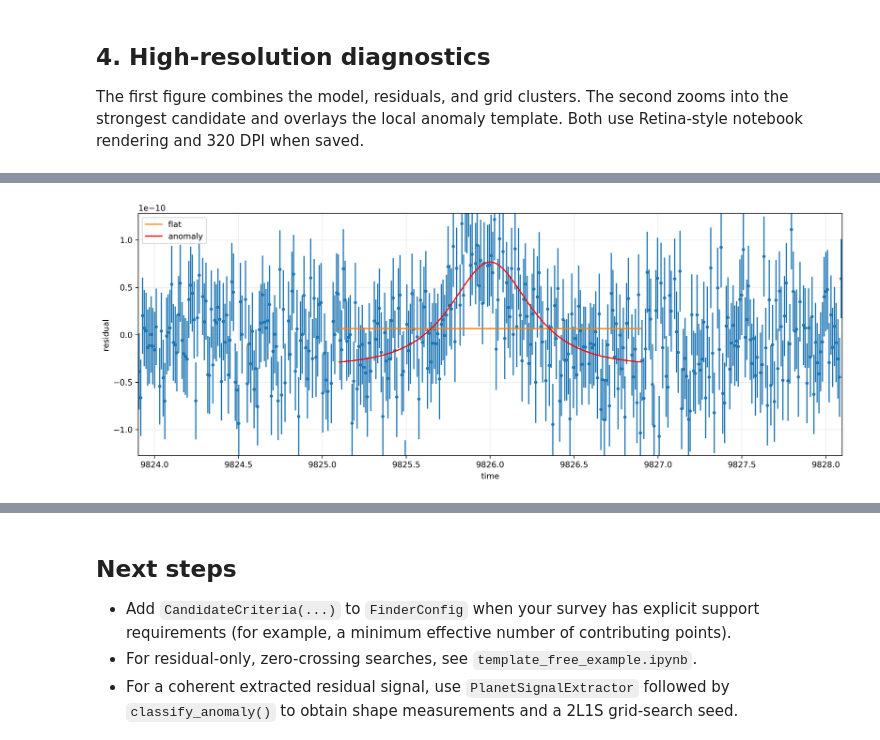
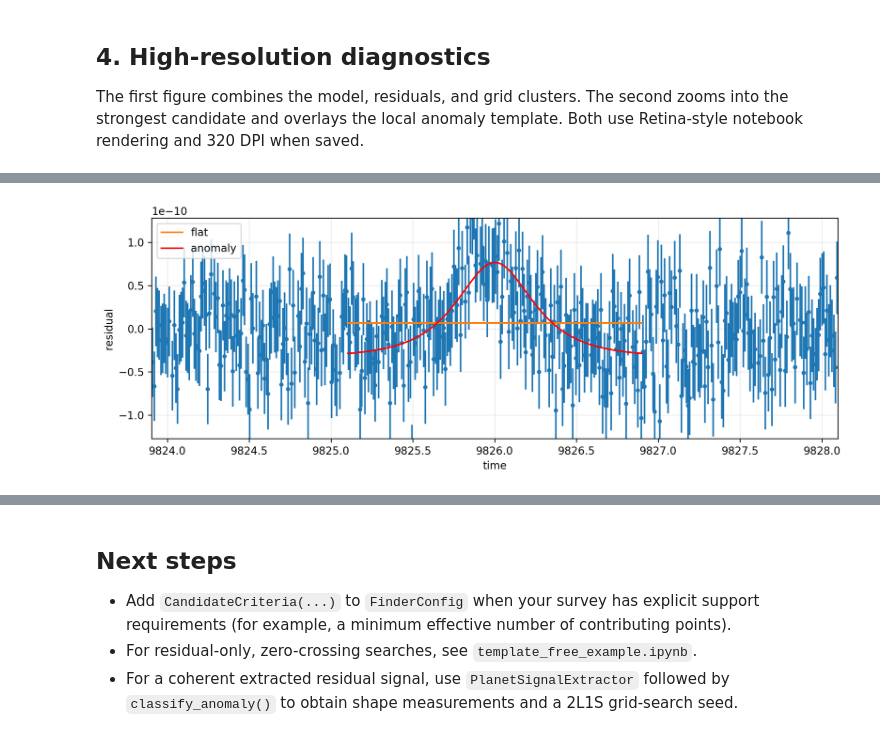
Before and after one commit to NunotaKansuke/jacscanomaly, a Jupyter notebook: example/template_scan_example.ipynb, the cells around one changed output, grey strips where cells are left out. Drawn from its saved outputs; the diff is of its cells as text; code cells hidden in the pictures.

```diff
--- a/example/template_scan_example.ipynb
+++ b/example/template_scan_example.ipynb
@@ -6,6 +6,7 @@ This notebook runs the current standard workflow: automatic PSPL initialization,
 The default backend is C++; it is set explicitly below to make the execution path reproducible.
 # %%
 from pathlib import Path
+from time import perf_counter
 
 import matplotlib.pyplot as plt
 import numpy as np
@@ -22,12 +23,14 @@ except ImportError:  # also works when run outside Jupyter
     pass
 
 plt.rcParams.update({
-    "figure.dpi": 160,
+    "figure.dpi": 120,
     "savefig.dpi": 320,
-    "figure.figsize": (12, 8),
+    "figure.figsize": (10, 6),
     "axes.grid": True,
     "grid.alpha": 0.25,
 })
+
+notebook_started = perf_counter()
 # %% [markdown]
 ## 1. Load a light curve
 
@@ -116,7 +119,7 @@ The first figure combines the model, residuals, and grid clusters. The second zo
 # %%
 fig, axes = finder.plot_result(
     show=False,
-    figsize=(13, 9),
+    figsize=(10, 6.5),
     show_anomaly_window=True,
     model_base_points=256,
 )
@@ -130,8 +133,10 @@ plt.show()
 # %%
 if result.best is not None:
     fig, ax = finder.plot_anomaly_window(show=False, a=7.0)
-    fig.set_size_inches(13, 5)
+    fig.set_size_inches(10, 3.8)
     fig.tight_layout()
     plt.show()
+
+print(f"Notebook elapsed time: {perf_counter() - notebook_started:.2f} s")
 # %% [output]
-[figure, old version]
+[figure, new version]
```
Also changed, not shown: parts of 3 cells of this notebook.
